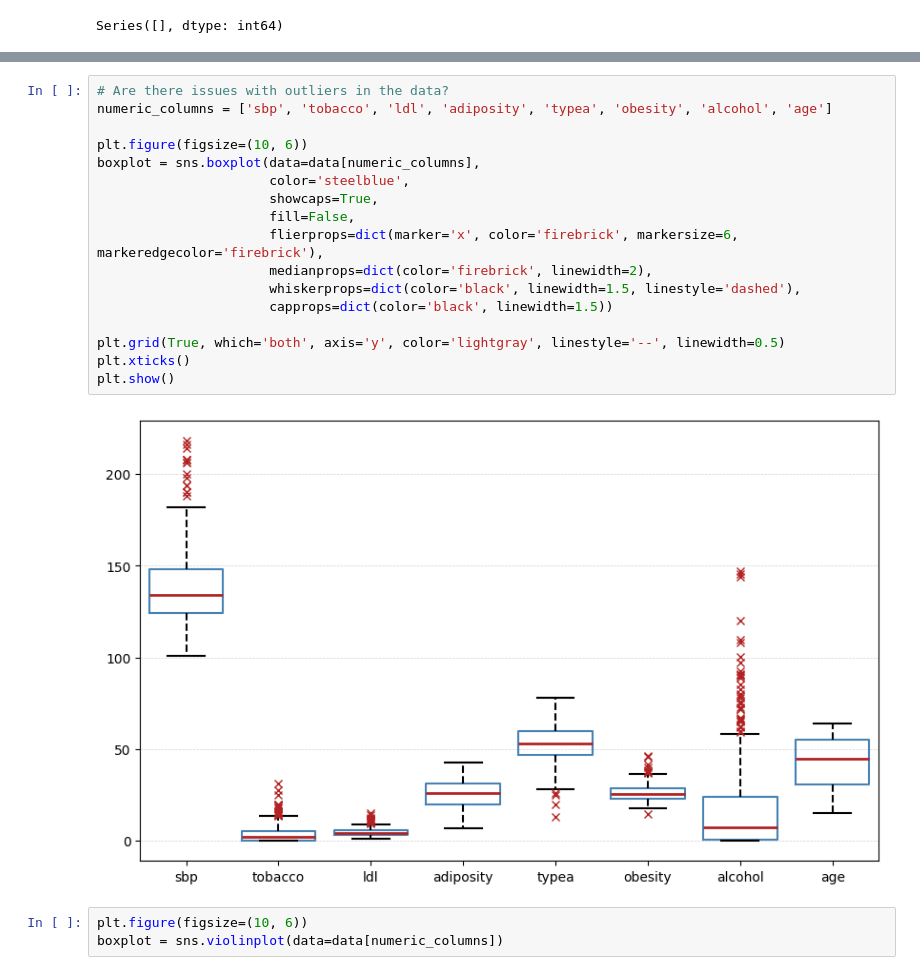
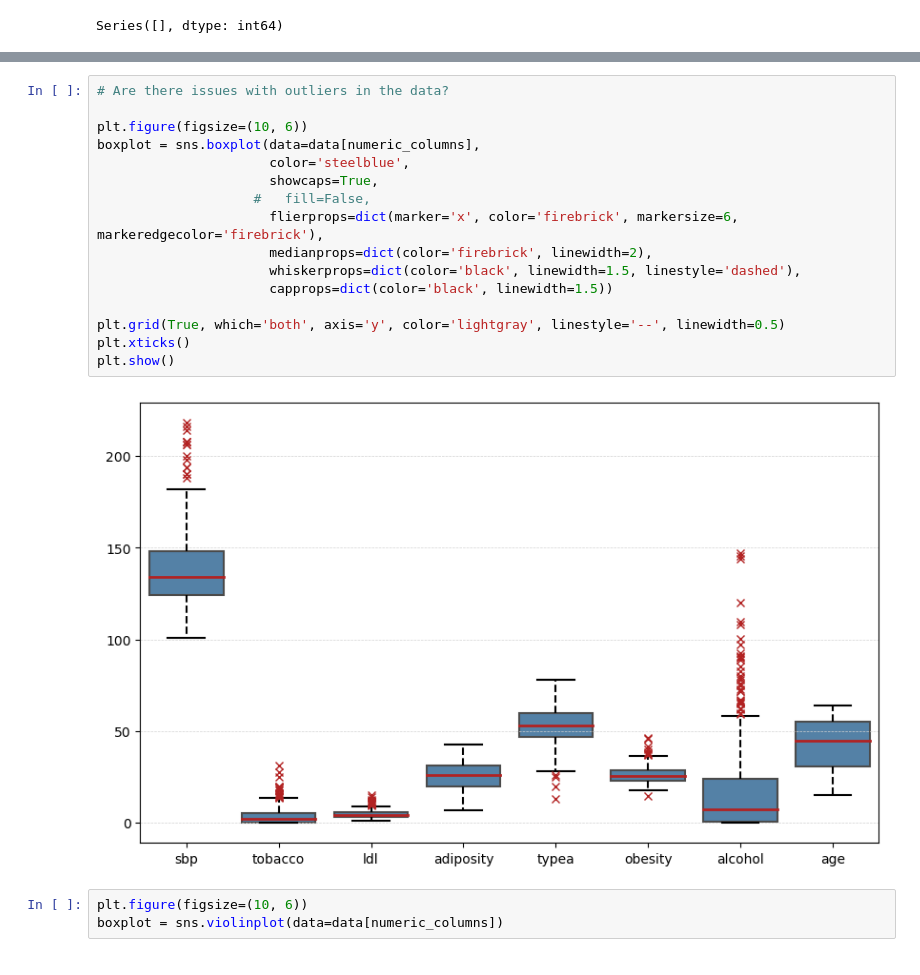
Before and after one commit to s243933/Introduction-to-ML-and-Data-Mining, a Jupyter notebook: EDA.ipynb, the cells around one changed output, grey strips where cells are left out. Saved outputs shown, nothing was run; the diff lists cells and outputs as text.

```diff
--- a/EDA.ipynb
+++ b/EDA.ipynb
@@ -56,22 +59,21 @@ The dataset has 462 rows and 10 columns.
 # %%
 # Are there issues with outliers in the data?
-numeric_columns = ['sbp', 'tobacco', 'ldl', 'adiposity', 'typea', 'obesity', 'alcohol', 'age']
 
 plt.figure(figsize=(10, 6))
 boxplot = sns.boxplot(data=data[numeric_columns],
                       color='steelblue',
                       showcaps=True,
-                      fill=False,
+                    #   fill=False,
                       flierprops=dict(marker='x', color='firebrick', markersize=6, markeredgecolor='firebrick'),
                       medianprops=dict(color='firebrick', linewidth=2),
                       whiskerprops=dict(color='black', linewidth=1.5, linestyle='dashed'),
                       capprops=dict(color='black', linewidth=1.5))
 
 plt.grid(True, which='both', axis='y', color='lightgray', linestyle='--', linewidth=0.5)
 plt.xticks()
 plt.show()
 # %% [output]
-[figure, old version]
+[figure, new version]
 # %%
 plt.figure(figsize=(10, 6))
 boxplot = sns.violinplot(data=data[numeric_columns])
```
Also changed, not shown: parts of 7 cells of this notebook, 3 other files.
